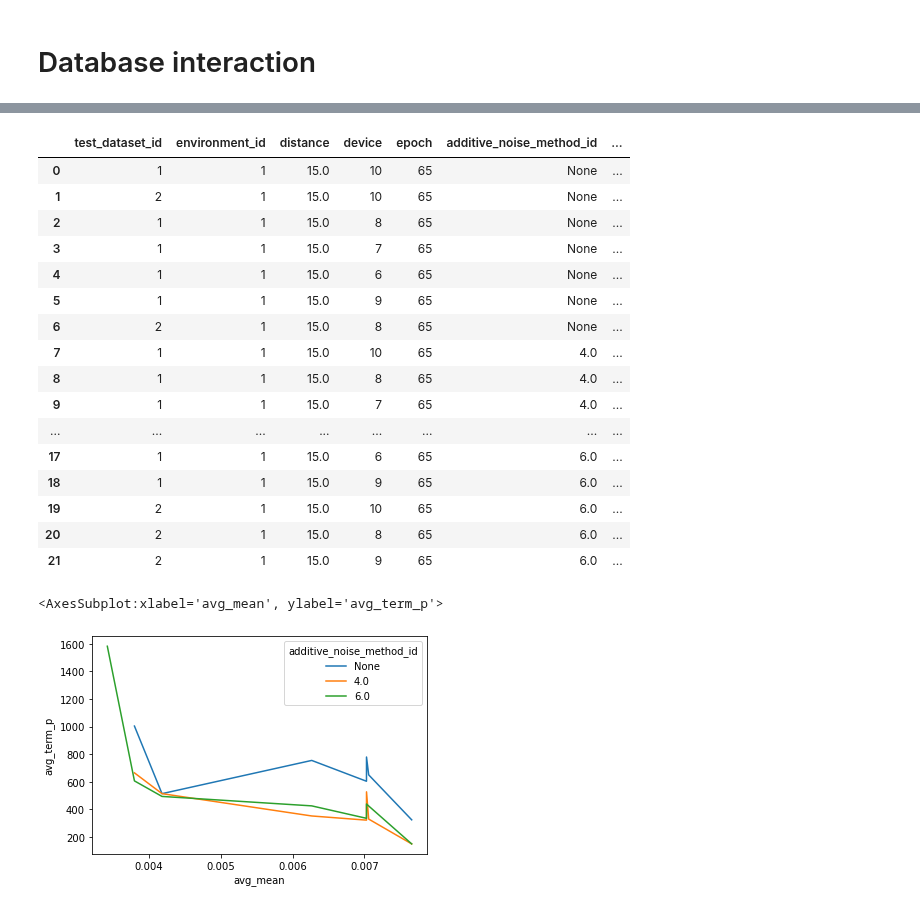
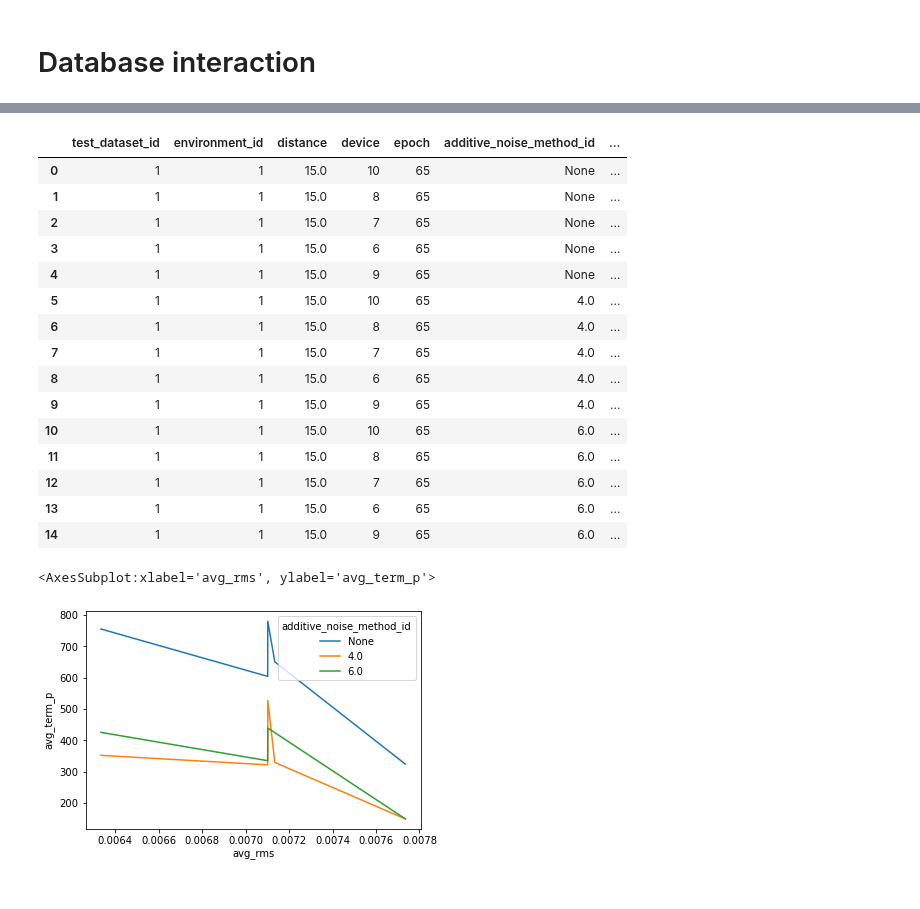
Before and after one commit to axelzedigh/MasterThesisResults, a Jupyter notebook: notebooks/Database_interactions.ipynb, the cells around one changed output, grey strips where cells are left out. Cells and saved outputs as stored; diff of their text form; code cells hidden in the pictures.

```diff
--- a/notebooks/Database_interactions.ipynb
+++ b/notebooks/Database_interactions.ipynb
@@ -34,14 +32,16 @@ select
 from
     quality_table
 where
-    trace_process_id=2
-    and epoch=65
-    and distance=15
+    trace_process_id = 2
+    and test_dataset_id = 1
+    and environment_id = 1
+    and epoch = 65
+    and distance = 15
     and denoising_method_id IS NULL
     and
     (additive_noise_method_id IS NULL OR
-    additive_noise_method_id=4 OR
-    additive_noise_method_id=6)
+    additive_noise_method_id = 4 OR
+    additive_noise_method_id = 6)
 ORDER BY
     additive_noise_method_id
 ;"""
@@ -52,24 +52,23 @@ data
 # %% [output]
 |  | test_dataset_id | environment_id | distance | device | epoch | additive_noise_method_id | ... |
 | 0 | 1 | 1 | 15.0 | 10 | 65 | None | ... |
-| 1 | 2 | 1 | 15.0 | 10 | 65 | None | ... |
-| 2 | 1 | 1 | 15.0 | 8 | 65 | None | ... |
-| 3 | 1 | 1 | 15.0 | 7 | 65 | None | ... |
-| 4 | 1 | 1 | 15.0 | 6 | 65 | None | ... |
-| 5 | 1 | 1 | 15.0 | 9 | 65 | None | ... |
-| 6 | 2 | 1 | 15.0 | 8 | 65 | None | ... |
-| 7 | 1 | 1 | 15.0 | 10 | 65 | 4.0 | ... |
-| 8 | 1 | 1 | 15.0 | 8 | 65 | 4.0 | ... |
-| 9 | 1 | 1 | 15.0 | 7 | 65 | 4.0 | ... |
-| ... | ... | ... | ... | ... | ... | ... | ... |
-| 17 | 1 | 1 | 15.0 | 6 | 65 | 6.0 | ... |
-| 18 | 1 | 1 | 15.0 | 9 | 65 | 6.0 | ... |
-| 19 | 2 | 1 | 15.0 | 10 | 65 | 6.0 | ... |
-| 20 | 2 | 1 | 15.0 | 8 | 65 | 6.0 | ... |
-| 21 | 2 | 1 | 15.0 | 9 | 65 | 6.0 | ... |
+| 1 | 1 | 1 | 15.0 | 8 | 65 | None | ... |
+| 2 | 1 | 1 | 15.0 | 7 | 65 | None | ... |
+| 3 | 1 | 1 | 15.0 | 6 | 65 | None | ... |
+| 4 | 1 | 1 | 15.0 | 9 | 65 | None | ... |
+| 5 | 1 | 1 | 15.0 | 10 | 65 | 4.0 | ... |
+| 6 | 1 | 1 | 15.0 | 8 | 65 | 4.0 | ... |
+| 7 | 1 | 1 | 15.0 | 7 | 65 | 4.0 | ... |
+| 8 | 1 | 1 | 15.0 | 6 | 65 | 4.0 | ... |
+| 9 | 1 | 1 | 15.0 | 9 | 65 | 4.0 | ... |
+| 10 | 1 | 1 | 15.0 | 10 | 65 | 6.0 | ... |
+| 11 | 1 | 1 | 15.0 | 8 | 65 | 6.0 | ... |
+| 12 | 1 | 1 | 15.0 | 7 | 65 | 6.0 | ... |
+| 13 | 1 | 1 | 15.0 | 6 | 65 | 6.0 | ... |
+| 14 | 1 | 1 | 15.0 | 9 | 65 | 6.0 | ... |
 # %%
 #data.plot(x="avg_mean", y="avg_term_p", kind="scatter")
-sns.lineplot(data["avg_mean"], data["avg_term_p"], hue=data["additive_noise_method_id"])
+sns.lineplot(data["avg_rms"], data["avg_term_p"], hue=data["additive_noise_method_id"])
 # %% [output]
-<AxesSubplot:xlabel='avg_mean', ylabel='avg_term_p'>
+<AxesSubplot:xlabel='avg_rms', ylabel='avg_term_p'>
-[figure, old version]
+[figure, new version]
```
Also changed, not shown: parts of 1 cell of this notebook, 1 other file.
